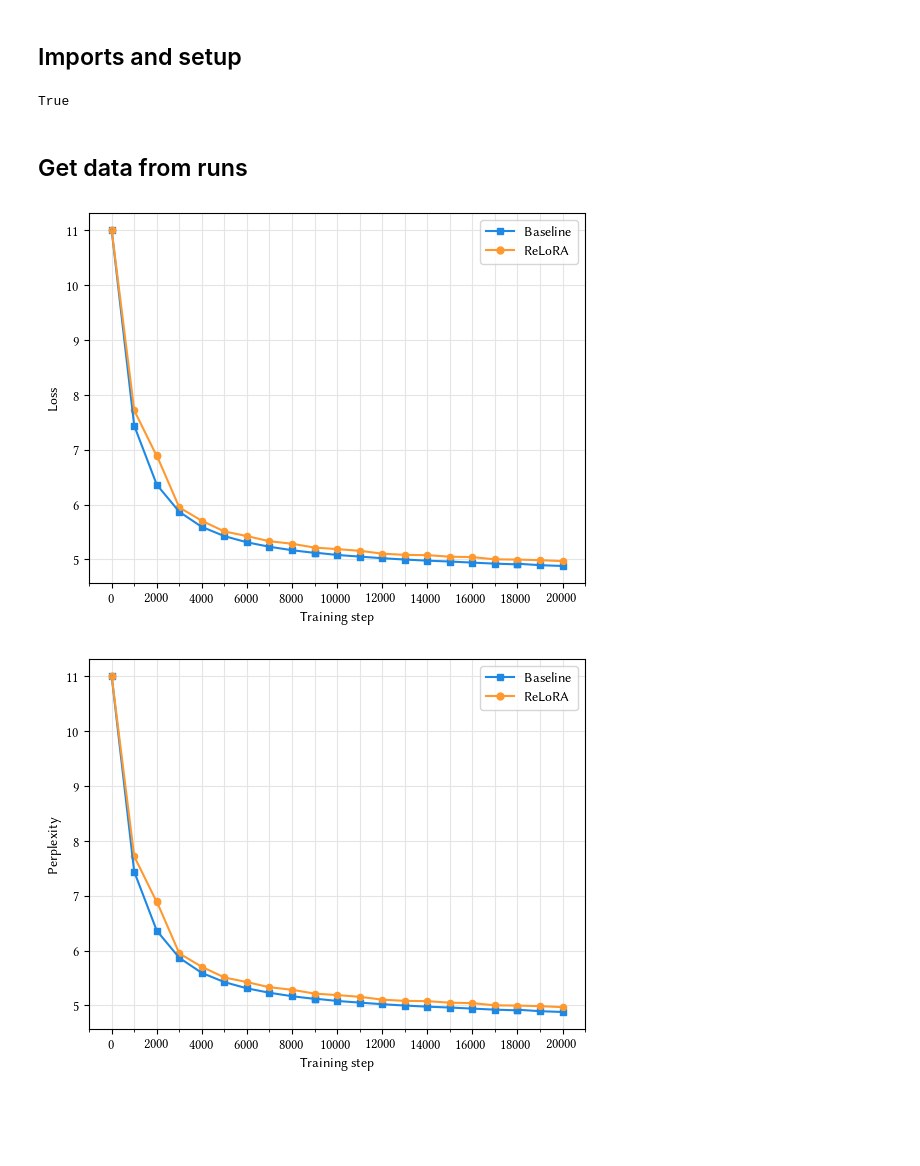
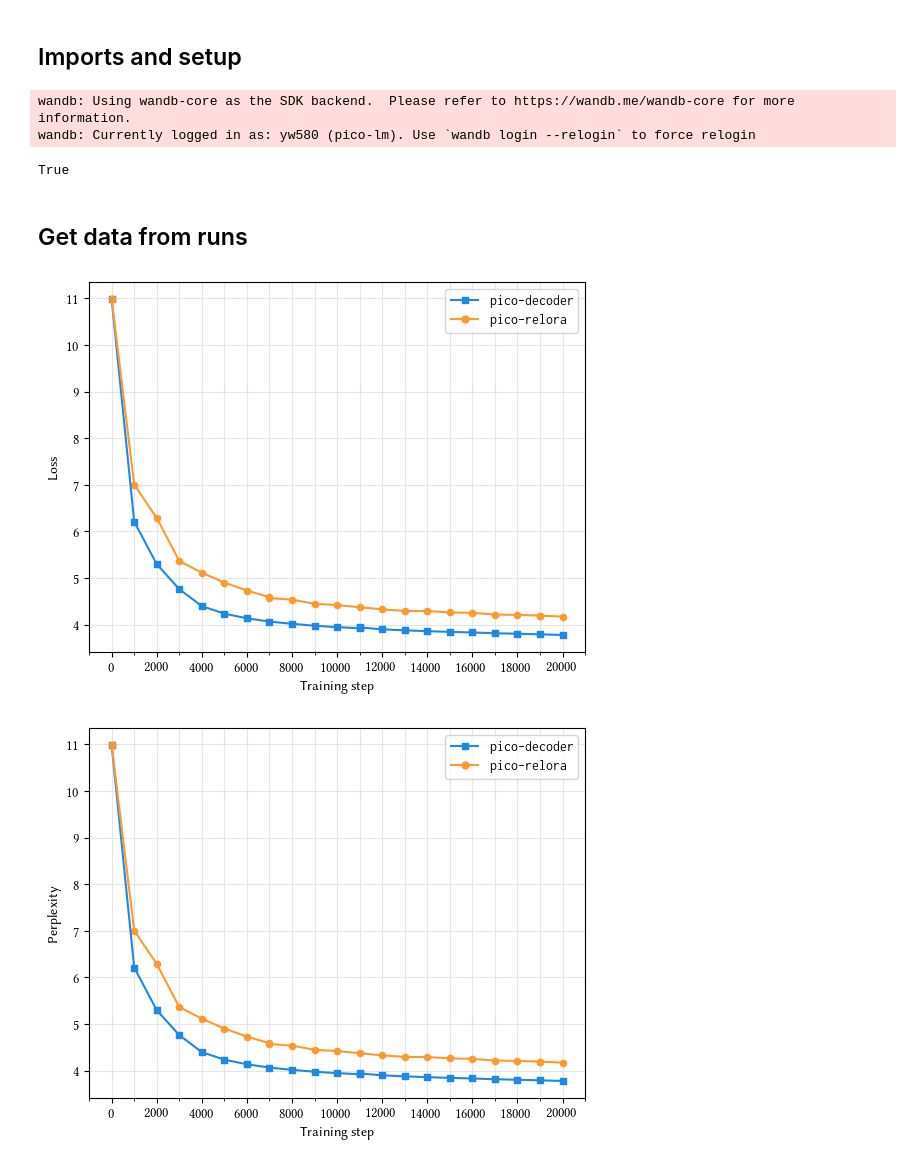
Before and after one commit to Yu-val-weiss/relora-pico, a Jupyter notebook: notebooks/training-plots.ipynb, the cells around one changed output. Saved outputs shown, nothing was run; the diff lists cells and outputs as text; code cells hidden in the pictures; blank space fills up the shorter version.

Commit message:
plots

```diff
--- a/notebooks/training-plots.ipynb
+++ b/notebooks/training-plots.ipynb
@@ -13,20 +13,30 @@ import wandb
 
 rc_fonts = {
     "text.usetex": True,
-    "text.latex.preamble": "\n".join([r"\usepackage{libertine}", r"\usepackage[libertine]{newtxmath}"]),
+    "text.latex.preamble": "\n".join(
+        [r"\usepackage{libertine}", r"\usepackage[libertine]{newtxmath}", r"\usepackage{inconsolata}"]
+    ),
 }
 mpl.rcParams.update(rc_fonts)
 
 wandb.login()
 # %% [output]
-True
+wandb: Using wandb-core as the SDK backend.  Please refer to https://wandb.me/wandb-core for more information.
+wandb: Currently logged in as: yw580 (pico-lm). Use `wandb login --relogin` to force relogin
+True
 # %% [markdown]
 ## Get data from runs
 # %%
 api = wandb.Api()
 
-baseline_run = api.run("pico-lm/pico-decoder/lne20rc1")  # pico decoder tiny
-relora_run = api.run("pico-lm/pico-relora/6vhmv4aj")  # pico relora tiny
+RUN_SCALE = "small"
+
+if RUN_SCALE == "tiny":
+    baseline_run = api.run("pico-lm/pico-decoder/lne20rc1")  # pico decoder tiny
+    relora_run = api.run("pico-lm/pico-relora/6vhmv4aj")  # pico relora tiny
+else:
+    baseline_run = api.run("pico-lm/pico-decoder/kzcalg17")
+    relora_run = api.run("pico-lm/pico-relora/5urfvs2j")
 
 
 baseline_df = pd.DataFrame(baseline_run.scan_history())
@@ -47,36 +57,40 @@ def get_data_from_df(df: pd.DataFrame, metric: str, every: int = 1000, max_step:
 # %%
 baseline_data_loss = get_data_from_df(baseline_df, "train/loss")
 relora_data_loss = get_data_from_df(relora_df, "train/loss")
 
 fig, ax = plt.subplots()
 
 colors = ["#1E88E5", "#FF992F"]
 
 ax.scatter(*baseline_data_loss, color=colors[0], marker="s", s=20)
 ax.plot(*baseline_data_loss, color=colors[0])
 
 ax.scatter(*relora_data_loss, color=colors[1], marker="o", s=20)
 ax.plot(*relora_data_loss, color=colors[1])
 
 ax.set_xlabel("Training step")
 ax.set_ylabel("Loss")
 
 ax.xaxis.set_major_locator(ticker.MultipleLocator(2000))
 ax.xaxis.set_minor_locator(ticker.MultipleLocator(1000))
 ax.set_axisbelow(True)
 ax.grid(which="both", axis="both", color="#E5E5E5")
 
 legend_elements = [
-    Line2D([0], [0], color=colors[0], marker="s", linestyle="-", label="Baseline", markersize=5),
-    Line2D([0], [0], color=colors[1], marker="o", linestyle="-", label="ReLoRA", markersize=5),
+    Line2D(
+        [0], [0], color=colors[0], marker="s", linestyle="-", label=r"\texttt{pico-decoder}", markersize=5
+    ),
+    Line2D(
+        [0], [0], color=colors[1], marker="o", linestyle="-", label=r"\texttt{pico-relora}", markersize=5
+    ),
 ]
 
 ax.legend(handles=legend_elements)
 
-fig.savefig("../graphs/tiny_loss.pdf")
+fig.savefig(f"../graphs/{RUN_SCALE}_loss.pdf")
 fig.show()
 # %% [output]
-[figure, old version]
+[figure, new version]
 # %%
 baseline_data_paloma = get_data_from_df(baseline_df, "eval/paloma")
 relora_data_paloma = get_data_from_df(relora_df, "eval/paloma")
@@ -100,14 +114,18 @@ ax.set_axisbelow(True)
 ax.grid(which="both", axis="both", color="#E5E5E5")
 
 legend_elements = [
-    Line2D([0], [0], color=colors[0], marker="s", linestyle="-", label="Baseline", markersize=5),
-    Line2D([0], [0], color=colors[1], marker="o", linestyle="-", label="ReLoRA", markersize=5),
+    Line2D(
+        [0], [0], color=colors[0], marker="s", linestyle="-", label=r"\texttt{pico-decoder}", markersize=5
+    ),
+    Line2D(
+        [0], [0], color=colors[1], marker="o", linestyle="-", label=r"\texttt{pico-relora}", markersize=5
+    ),
 ]
 
 ax.legend(handles=legend_elements)
 
 
-fig.savefig("../graphs/tiny_ppl.pdf")
+fig.savefig(f"../graphs/{RUN_SCALE}_ppl.pdf")
 fig.show()
 # %% [output]
-[figure, old version]
+[figure, new version]
```
Also changed, not shown: 9 other files.
